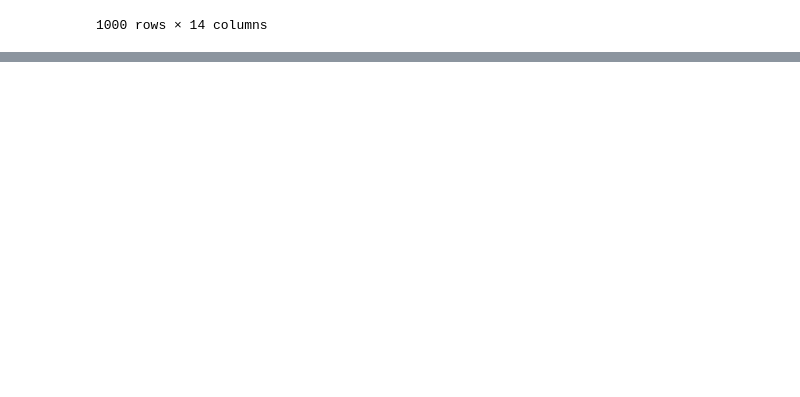
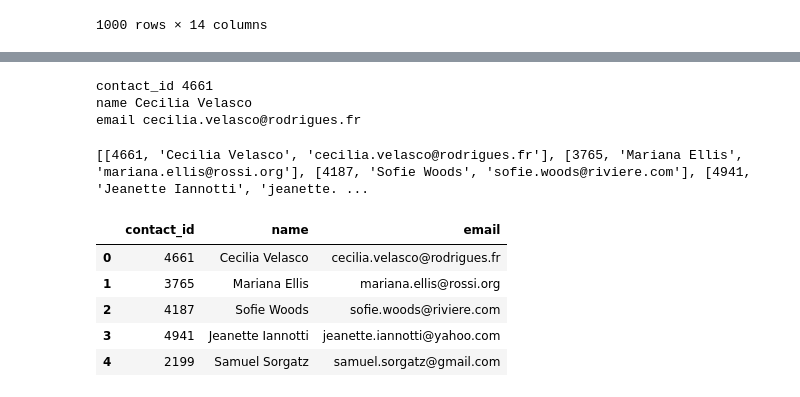
Before and after one commit to aahudson/Crowdfunding-ETL, a Jupyter notebook: crowdfunding.ipynb, the cells around one changed output, grey strips where cells are left out. Cells and saved outputs as stored; diff of their text form; code cells hidden in the pictures; blank space fills up the shorter version.

```diff
--- a/crowdfunding.ipynb
+++ b/crowdfunding.ipynb
@@ -432,0 +452,51 @@ campaign_cleaned.to_csv('campaign.csv', encoding='utf8', index=False)
+# %%
+# Since each row is a Python JSON string with keys and values
+# it can be converted into a Python dictionary by using the json.loads method.
+
+# Get the data from the first row and convert it to a dictionary.
+import json
+first_row = contact_info_df.iloc[0]['contact_info']
+converted_data = json.loads(first_row)
+for k, v in converted_data.items():
+    print(k,v)
+
+
+# We import the json library.
+
+# We use the Pandas iloc method on the "contact_info" column of the contact_info_df DataFrame
+#using an index of 0 (iloc[0]) to get the first row.
+
+# We convert first_row to a dictionary by using the json.loads method.
+
+# We loop through the converted_data dictionary, retrieving the keys and values.
+# %% [output]
+contact_id 4661
+name Cecilia Velasco
+email cecilia.velasco@rodrigues.fr
+# %%
+# Iterate through the contact_info_df and convert each row to a dictionary.
+dict_values = []
+for i, row in contact_info_df.iterrows():
+    # Get the data first item in each row.
+    data = row['contact_info']
+    converted_data = json.loads(data)
+    # Iterate through each dictionary (row) and get the values for each row using list comprehension.
+    row_values = [v for k, v in converted_data.items()]
+    # Append the list of values for each row to a new list.
+    dict_values.append(row_values)
+
+# Print out the list of values for each row.
+print(dict_values)
+# %% [output]
+[[4661, 'Cecilia Velasco', 'cecilia.velasco@rodrigues.fr'], [3765, 'Mariana Ellis', 'mariana.ellis@rossi.org'], [4187, 'Sofie Woods', 'sofie.woods@riviere.com'], [4941, 'Jeanette Iannotti', 'jeanette. ...
+# %%
+# Create a contact_info DataFrame and add each list of values, i.e., each row to the 'contact_id', 'name', 'email' columns.
+contacts_df = pd.DataFrame(dict_values, columns=['contact_id', 'name', 'email'])
+contacts_df.head()
+# %% [output]
+|  | contact_id | name | email |
+| 0 | 4661 | Cecilia Velasco | cecilia.velasco@rodrigues.fr |
+| 1 | 3765 | Mariana Ellis | mariana.ellis@rossi.org |
+| 2 | 4187 | Sofie Woods | sofie.woods@riviere.com |
+| 3 | 4941 | Jeanette Iannotti | jeanette.iannotti@yahoo.com |
+| 4 | 2199 | Samuel Sorgatz | samuel.sorgatz@gmail.com |
```
Also changed, not shown: parts of 7 cells of this notebook, 1 other file.
